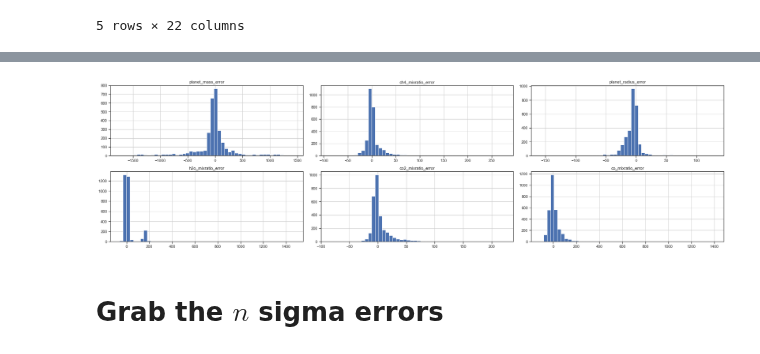
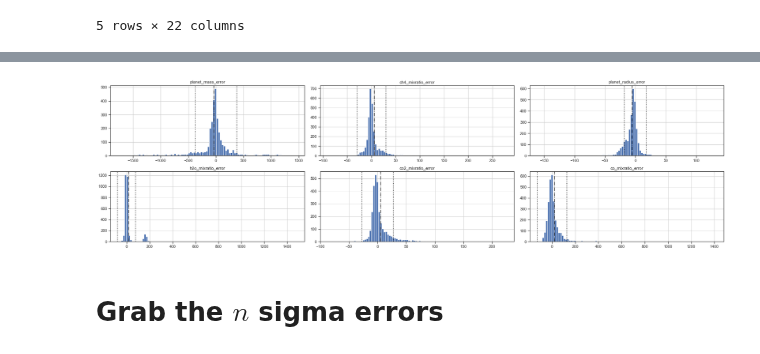
Before and after one commit to deKeijzer/SRON-DCGAN, a Jupyter notebook: notebooks/error analysis.ipynb, the cells around one changed output, grey strips where cells are left out. Drawn from its saved outputs; the diff is of its cells as text; code cells hidden in the pictures.

```diff
--- a/notebooks/error analysis.ipynb
+++ b/notebooks/error analysis.ipynb
@@ -20,6 +20,7 @@ sns.set_palette(sns.hls_palette(8, l=.3, s=.8))
 sns.set(style='ticks')
 # %%
 df = pd.read_csv('Validation error of 3000 images')
+df = df.replace([np.inf, -np.inf], np.nan) # TODO: Fix the occurance of inf later
 df.head()
 # %% [output]
 |  | Unnamed: 0 | planet_mass_error | temp_profile_error | ch4_mixratio_error | planet_radius_error | ... |
@@ -47,17 +48,25 @@ df = df.drop(['temp_profile_error','temp_profile_real','temp_profile_inpainted']
 # %%
 #params = ['planet_mass','temp_profile','ch4_mixratio','planet_radius','h2o_mixratio','co2_mixratio','co_mixratio']
 params = ['planet_mass','ch4_mixratio','planet_radius','h2o_mixratio','co2_mixratio','co_mixratio']
 
 
 plt.figure(figsize=((25,10)))
 for i,param in enumerate(params):
     plt.subplot(3,3,i+1)
     plt.title(param+'_error')
-    plt.hist(df[param+'_error'], bins=50)
+    plt.hist(df[param+'_error'], bins=100)
+
+    # plot mean line
+    plt.axvline(x=df[param+'_error'].mean(),  color='black', linestyle='-.', alpha=0.9)
+
+    # plot std llines
+    plt.axvline(x=-df[param+'_error'].std(),  color='black', linestyle=':', alpha=1)
+    plt.axvline(x=df[param+'_error'].std(),  color='black', linestyle=':', alpha=1)
+
     plt.grid()
     plt.tight_layout()
 # %% [output]
-[figure, old version]
+[figure, new version]
 # %% [markdown]
 # Grab the $n$ sigma errors
 # %% [raw]
```
Also changed, not shown: parts of 9 cells of this notebook, 6 other files.
